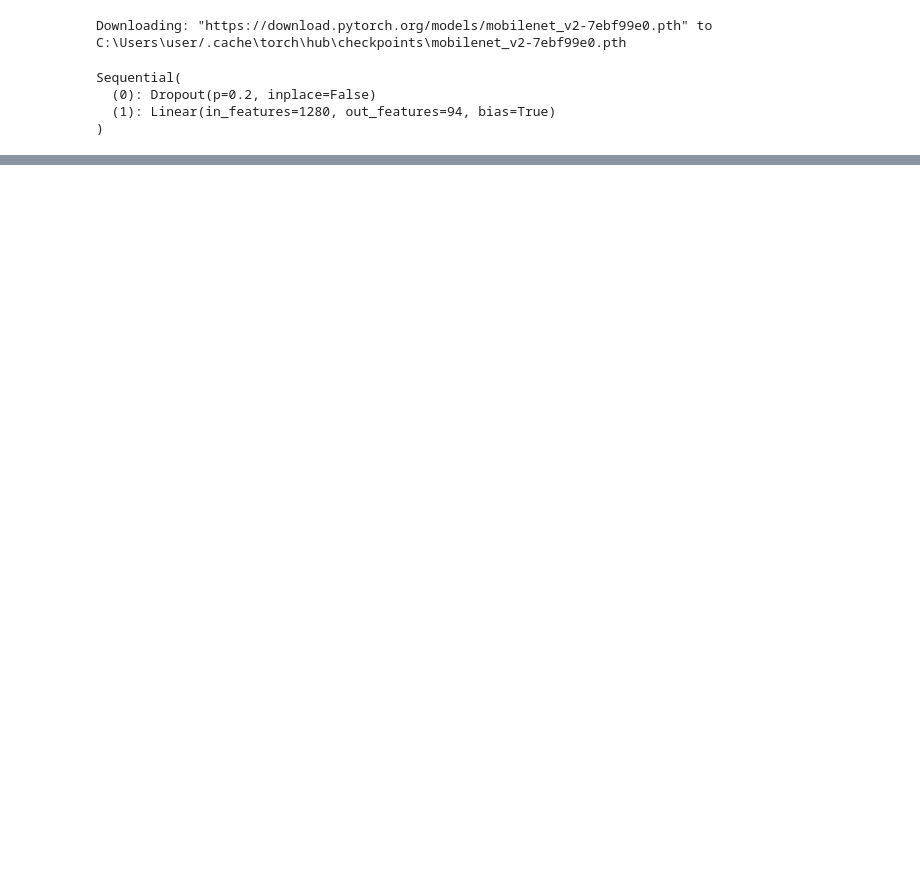
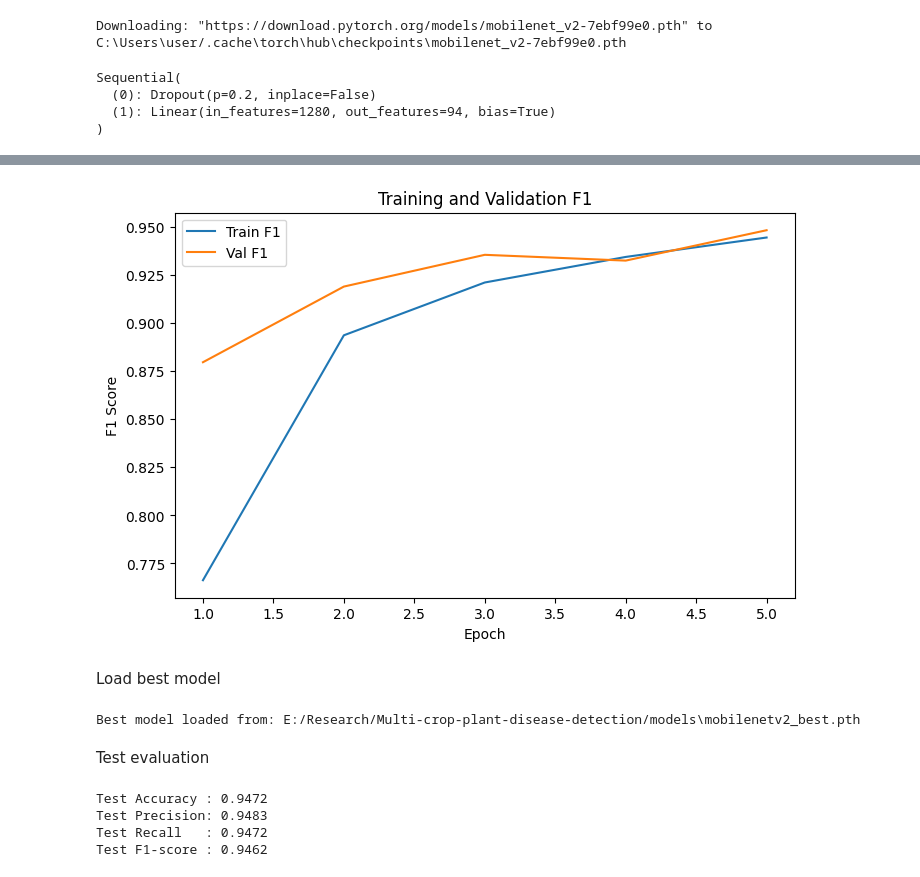
Before and after one commit to Salman5371/Multi-crop-plant-disease-detection, a Jupyter notebook: Notebooks/02_mobilenetv2_pilot.ipynb, the cells around one changed output, grey strips where cells are left out. Saved outputs shown, nothing was run; the diff lists cells and outputs as text; code cells hidden in the pictures; blank space fills up the shorter version.

```diff
--- a/Notebooks/02_mobilenetv2_pilot.ipynb
+++ b/Notebooks/02_mobilenetv2_pilot.ipynb
@@ -316,0 +359,53 @@ Epoch [2/5]
+# %%
+plt.figure(figsize=(8, 5))
+plt.plot(history_df["epoch"], history_df["train_f1"], label="Train F1")
+plt.plot(history_df["epoch"], history_df["val_f1"], label="Val F1")
+plt.xlabel("Epoch")
+plt.ylabel("F1 Score")
+plt.title("Training and Validation F1")
+plt.legend()
+plt.show()
+# %% [output]
+[figure, added]
+# %% [markdown]
+Load best model
+# %%
+best_model = build_mobilenetv2(num_classes)
+best_model.load_state_dict(torch.load(best_model_path, map_location=device))
+best_model = best_model.to(device)
+best_model.eval()
+
+print("Best model loaded from:", best_model_path)
+# %% [output]
+Best model loaded from: E:/Research/Multi-crop-plant-disease-detection/models\mobilenetv2_best.pth
+# %% [markdown]
+ Test evaluation
+# %%
+all_preds = []
+all_labels = []
+
+with torch.no_grad():
+    for images, labels in tqdm(test_loader, desc="Testing"):
+        images = images.to(device)
+        labels = labels.to(device)
+
+        outputs = best_model(images)
+        preds = torch.argmax(outputs, dim=1)
+
+        all_preds.extend(preds.detach().cpu().numpy())
+        all_labels.extend(labels.detach().cpu().numpy())
+
+test_acc = accuracy_score(all_labels, all_preds)
+test_precision, test_recall, test_f1, _ = precision_recall_fscore_support(
+    all_labels, all_preds, average="weighted", zero_division=0
+)
+
+print(f"Test Accuracy : {test_acc:.4f}")
+print(f"Test Precision: {test_precision:.4f}")
+print(f"Test Recall   : {test_recall:.4f}")
+print(f"Test F1-score : {test_f1:.4f}")
+# %% [output]
+Test Accuracy : 0.9472
+Test Precision: 0.9483
+Test Recall   : 0.9472
+Test F1-score : 0.9462
```
Also changed, not shown: parts of 22 cells of this notebook.
